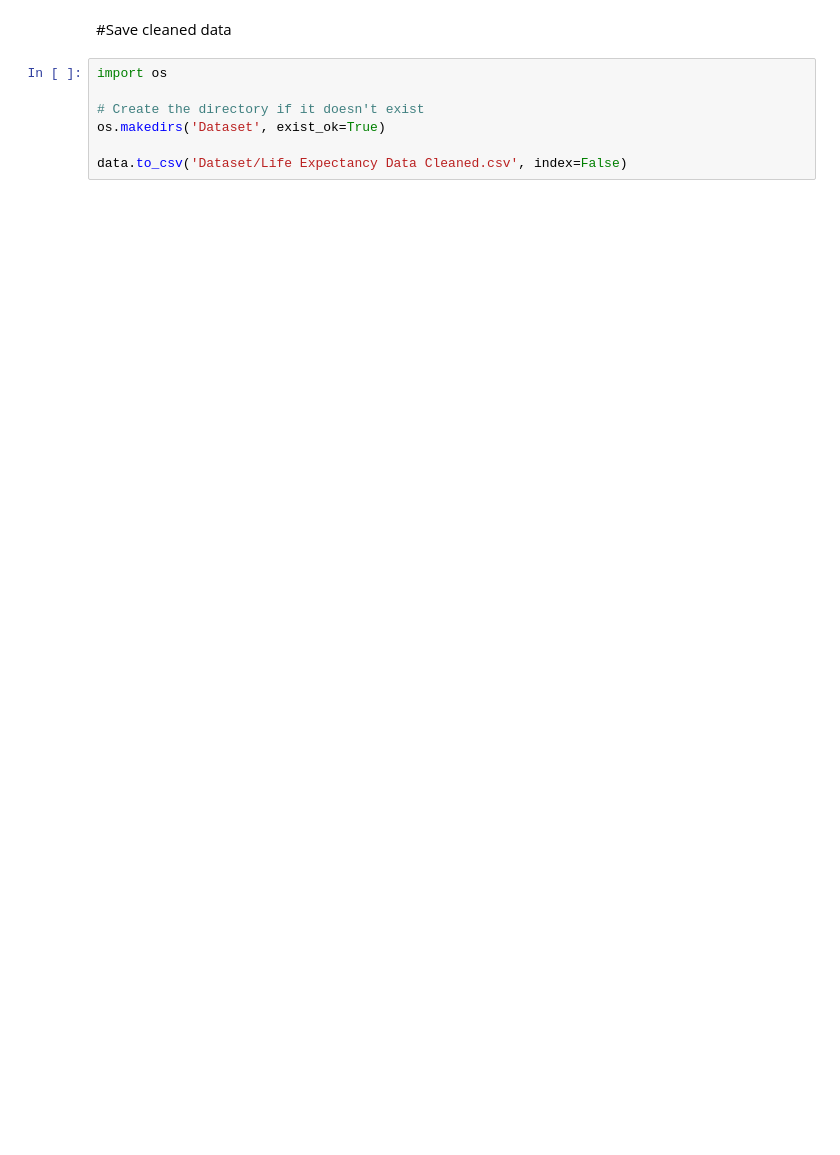
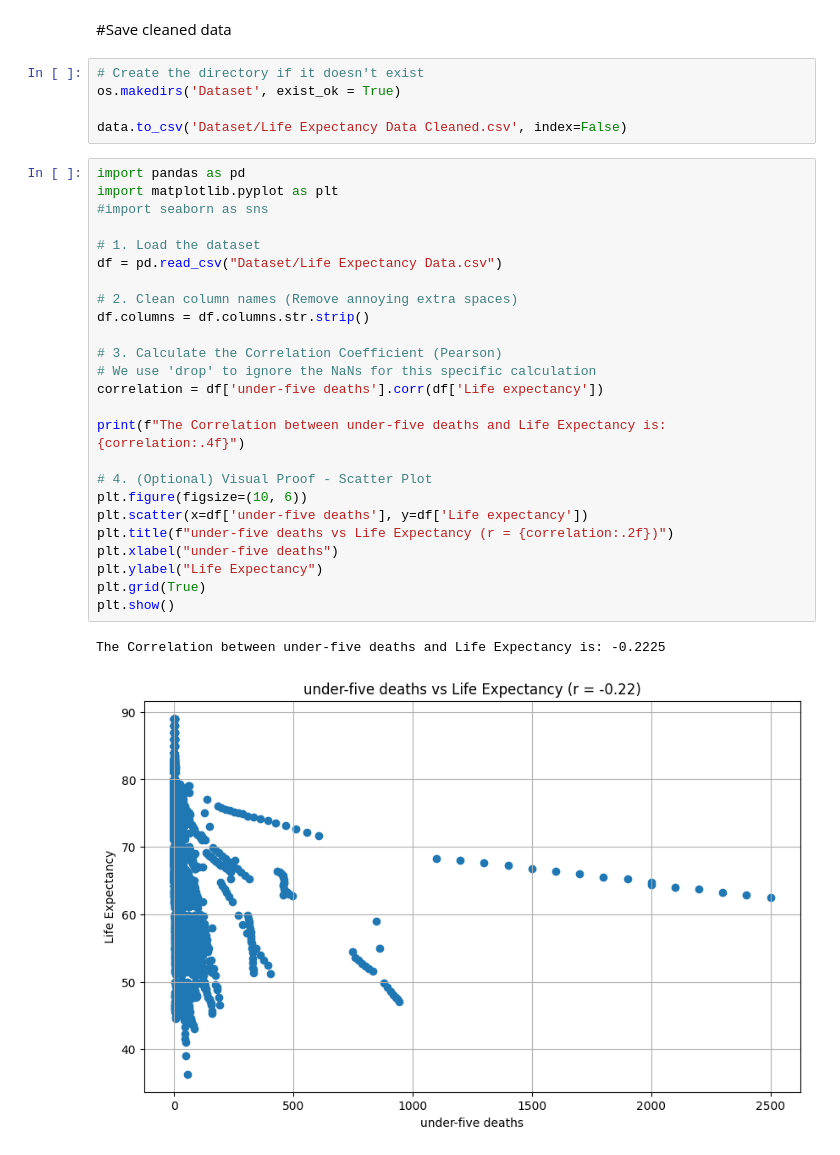
Before and after one commit to AbdelMoety/Statistics-Project, a Jupyter notebook: Data_preprocessing.ipynb, the cells around one changed output. Cells and saved outputs as stored; diff of their text form; blank space fills up the shorter version.

```diff
--- a/Data_preprocessing.ipynb
+++ b/Data_preprocessing.ipynb
@@ -597,9 +607,35 @@ X_standardized
 # %% [markdown]
 #Save cleaned data
 # %%
-import os
-
 # Create the directory if it doesn't exist
-os.makedirs('Dataset', exist_ok=True)
+os.makedirs('Dataset', exist_ok = True)
 
 data.to_csv('Dataset/Life Expectancy Data Cleaned.csv', index=False)
+# %%
+import pandas as pd
+import matplotlib.pyplot as plt
+#import seaborn as sns
+
+# 1. Load the dataset
+df = pd.read_csv("Dataset/Life Expectancy Data.csv")
+
+# 2. Clean column names (Remove annoying extra spaces)
+df.columns = df.columns.str.strip()
+
+# 3. Calculate the Correlation Coefficient (Pearson)
+# We use 'drop' to ignore the NaNs for this specific calculation
+correlation = df['under-five deaths'].corr(df['Life expectancy'])
+
+print(f"The Correlation between under-five deaths and Life Expectancy is: {correlation:.4f}")
+
+# 4. (Optional) Visual Proof - Scatter Plot
+plt.figure(figsize=(10, 6))
+plt.scatter(x=df['under-five deaths'], y=df['Life expectancy'])
+plt.title(f"under-five deaths vs Life Expectancy (r = {correlation:.2f})")
+plt.xlabel("under-five deaths")
+plt.ylabel("Life Expectancy")
+plt.grid(True)
+plt.show()
+# %% [output]
+The Correlation between under-five deaths and Life Expectancy is: -0.2225
+[figure, added]
```
Also changed, not shown: parts of 54 cells of this notebook, 5 other files.
